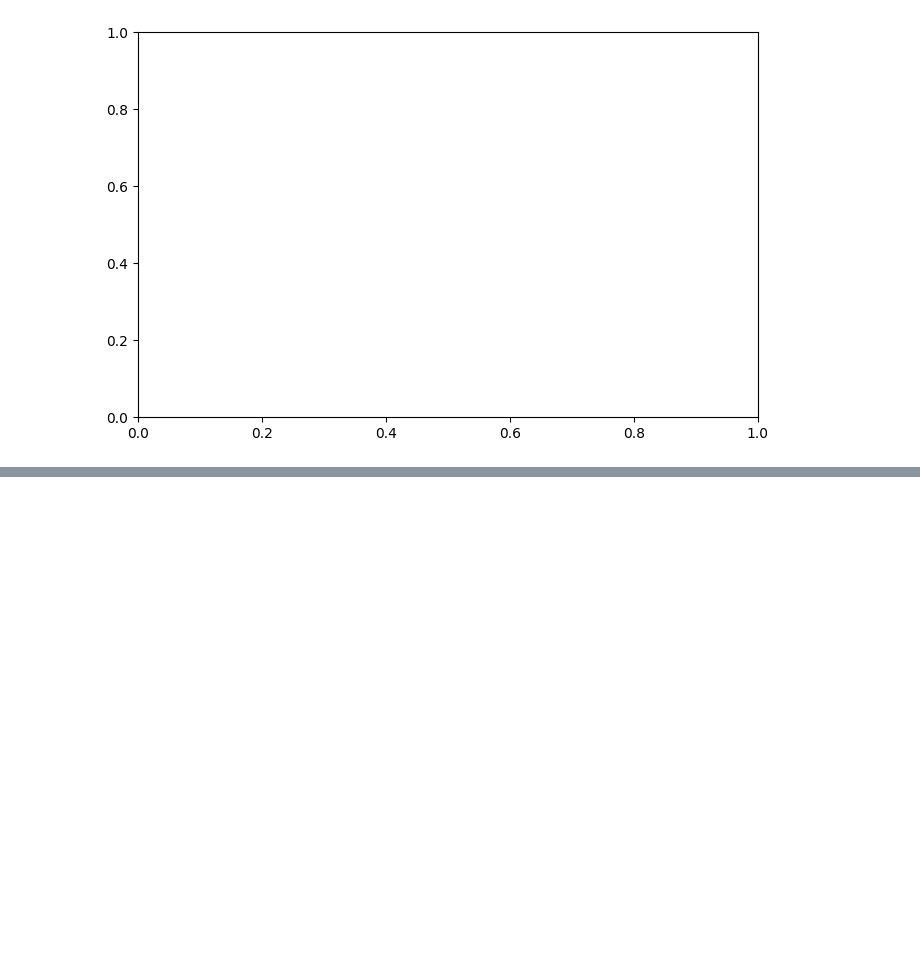
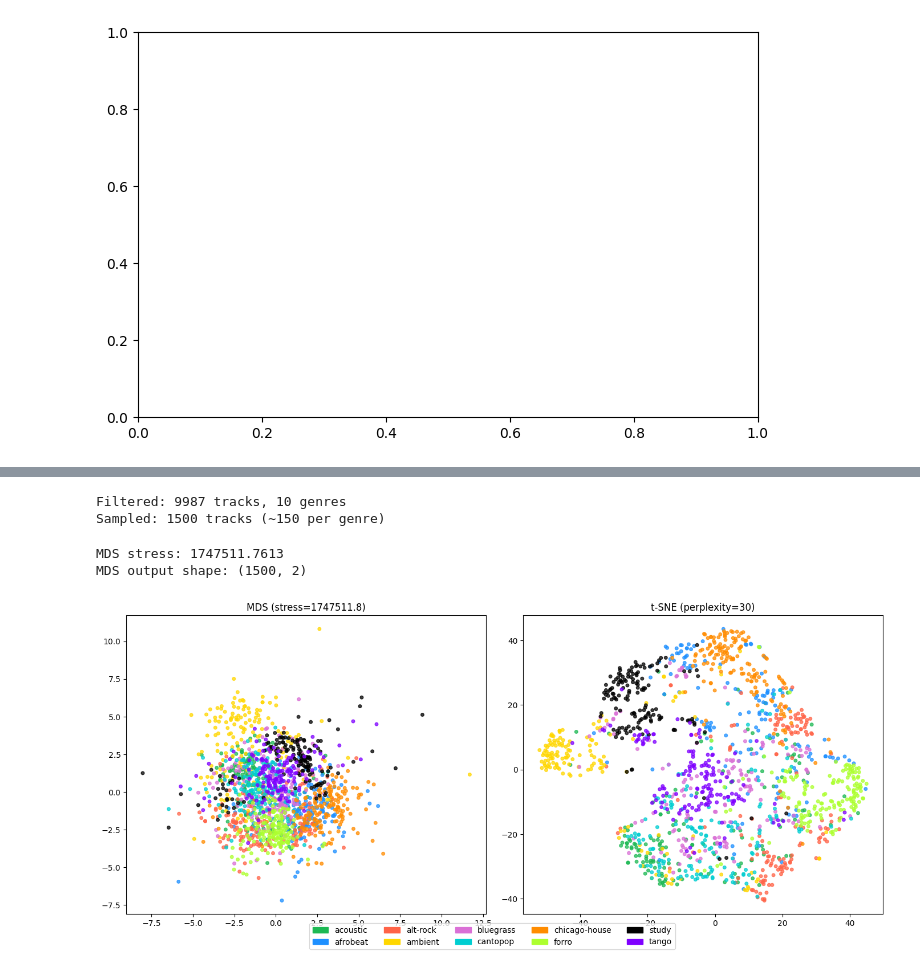
Before and after one commit to Shoodler/college-programming, a Jupyter notebook: machine-learning/mds-and-t_sne.ipynb, the cells around one changed output, grey strips where cells are left out. Saved outputs shown, nothing was run; the diff lists cells and outputs as text; code cells hidden in the pictures; blank space fills up the shorter version.

Commit message:
MDS and TSNE

```diff
--- a/machine-learning/mds-and-t_sne.ipynb
+++ b/machine-learning/mds-and-t_sne.ipynb
@@ -91,0 +164,4 @@ ValueError: 'c' argument has 1000 elements, which is inconsistent with 'x' and '
+# %%
+df = df.dropna(subset=FEATURES + ['track_genre'])
+df = df.drop_duplicates(subset=['track_id'])
+df.info()
@@ -91,0 +209,75 @@ ValueError: 'c' argument has 1000 elements, which is inconsistent with 'x' and '
+# %%
+TOP_N = 10
+top_genres = df['track_genre'].value_counts().head(TOP_N).index.tolist()
+df = df[df['track_genre'].isin(top_genres)].copy()
+print(f"Filtered: {len(df)} tracks, {TOP_N} genres")
+# ── 4. Stratified sub-sample (speed) ──────────────────────────────────────
+N_TOTAL = 1500 # increase for denser plots
+per_genre = N_TOTAL // TOP_N
+df_s = (
+df.groupby('track_genre', group_keys=False)
+.apply(lambda g: g.sample(min(len(g), per_genre), random_state=1))
+.reset_index(drop=True)
+)
+print(f"Sampled: {len(df_s)} tracks (~{per_genre} per genre)")
+X_raw = df_s[FEATURES].values
+genres = df_s['track_genre'].values
+# %% [output]
+Filtered: 9987 tracks, 10 genres
+Sampled: 1500 tracks (~150 per genre)
+# %%
+scaler = StandardScaler()
+X = scaler.fit_transform(X_raw)
+# %%
+mds = MDS(
+n_components=2,
+dissimilarity='euclidean',
+metric=True, # classical metric MDS
+n_init=4,
+max_iter=500,
+random_state=42,
+n_jobs=-1,
+)
+X_mds = mds.fit_transform(X)
+print(f"MDS stress: {mds.stress_:.4f}")
+print('MDS output shape:', X_mds.shape)
+# %% [output]
+MDS stress: 1747511.7613
+MDS output shape: (1500, 2)
+# %%
+p = 30 #perplexity
+tsne = TSNE( n_components=2,
+metric='euclidean',
+perplexity=p,
+learning_rate='auto',
+max_iter=1000,
+random_state=1,
+n_jobs=-1,
+)
+X_tsne = tsne.fit_transform(X)
+# %%
+PALETTE = [
+'#1DB954', '#1E90FF', '#FF6347', '#FFD700','#DA70D6',
+'#00CED1', '#FF8C00', '#ADFF2F', '#000000','#7F00FF'
+]
+genre_list = sorted(top_genres)
+color_map = {g: PALETTE[i] for i, g in enumerate(genre_list)}
+point_colors = [color_map[g] for g in genres]
+# %%
+fig, axes = plt.subplots(1, 2, figsize=(14, 6))
+for ax, coords, title in zip(axes,
+    [X_mds, X_tsne],
+    [f"MDS (stress={mds.stress_:.1f})", f"t-SNE (perplexity={p})"]):
+    ax.scatter(coords[:, 0], coords[:, 1], c=point_colors, s=16, alpha=0.75)
+    ax.set_title(title)
+handles = [mpatches.Patch(color=color_map[g], label=g) for g in genre_list]
+fig.legend(
+    handles=handles,
+    loc='lower center',
+    ncol=5,
+    bbox_to_anchor=(0.5, -0.05)
+)
+plt.tight_layout()
+plt.show()
+# %% [output]
+[figure, added]
```
Also changed, not shown: parts of 9 cells of this notebook, 1 other file.
